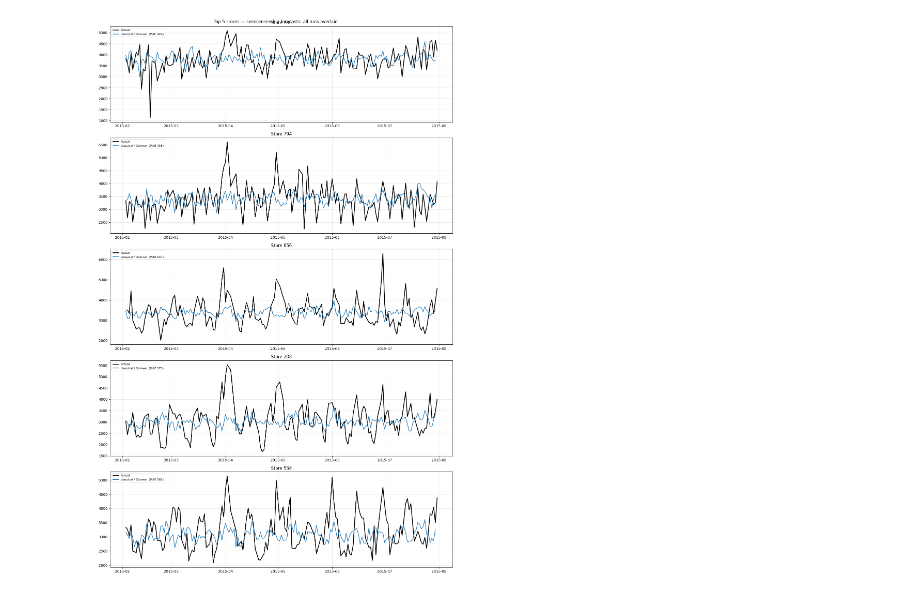
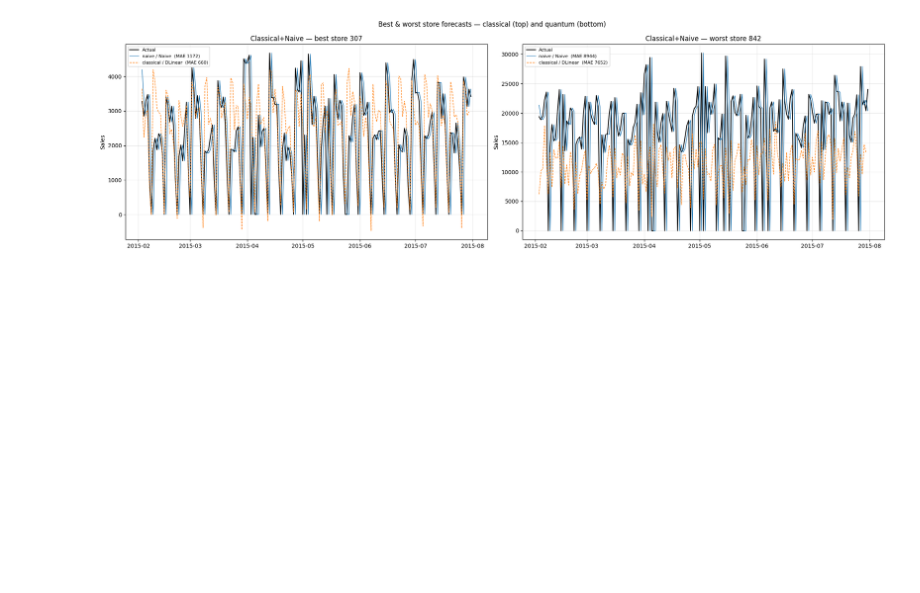
Before and after one commit to silasschroeder/QTSF, a Jupyter notebook: rossmann-store-sales/rossmann-solution-silas/model-training-b.ipynb, the cells around one changed output. Saved outputs shown, nothing was run; the diff lists cells and outputs as text; code cells hidden in the pictures; blank space fills up the shorter version.

Commit message:
visualization update + adding missing dates

```diff
--- a/rossmann-store-sales/rossmann-solution-silas/model-training-b.ipynb
+++ b/rossmann-store-sales/rossmann-solution-silas/model-training-b.ipynb
@@ -453,49 +522,83 @@ plt.show()
 # %%
-# ── Top 5 stores: all runs overlaid on the same subplot ──────────────────────
-# Find the 5 stores with lowest average error across ALL runs combined.
-all_store_errors = []
-for run_label, avg_fc in all_avg_forecasts.items():
-    model_cols = [c for c in avg_fc.columns if c not in ["Store", "Date"]]
-    comp = test_df[["Store", "Date", "Sales"]].merge(avg_fc, on=["Store", "Date"], how="inner")
-    comp["_err"] = sum((comp["Sales"] - comp[m]).abs() for m in model_cols) / len(model_cols)
-    all_store_errors.append(comp[["Store", "_err"]])
+# ── Helper: compute per-store mean MAE across all models in a set of run_labels ──
+def store_mae_for_labels(run_labels_subset):
+    """Returns a Series indexed by Store with the mean MAE across all models and runs."""
+    per_store = []
+    for rl in run_labels_subset:
+        avg_fc = all_avg_forecasts[rl]
+        model_cols = [c for c in avg_fc.columns if c not in ["Store", "Date"]]
+        comp = test_df[["Store", "Date", "Sales"]].merge(avg_fc, on=["Store", "Date"], how="inner")
+        for m in model_cols:
+            store_err = comp.groupby("Store").apply(
+                lambda g: (g["Sales"] - g[m]).abs().mean(), include_groups=False
+            )
+            per_store.append(store_err)
+    return pd.concat(per_store, axis=1).mean(axis=1)
 
-combined_errors = pd.concat(all_store_errors).groupby("Store")["_err"].mean()
-top_5 = combined_errors.sort_values().head(5).index.tolist()
-print(f"\nTop 5 stores (lowest avg error across all runs): {top_5}")
 
-# One subplot per store; all runs × models overlaid with distinct line styles
-linestyles = ["-", "--", "-.", ":"]
-colors = plt.cm.tab10.colors
-
-fig, axes = plt.subplots(5, 1, figsize=(14, 22), sharex=False)
-fig.suptitle("Top 5 stores — seed-ensemble forecasts: all runs overlaid", fontsize=12)
-
-for i, store_id in enumerate(top_5):
-    ax = axes[i]
-    # Actual sales (from any run's comparison — they all have the same test_df)
+# ── Helper: plot one store's actual vs. all models for a given set of run_labels ──
+def plot_store(ax, store_id, run_labels_subset, title):
     store_actual = test_df[test_df["Store"] == store_id].sort_values("Date")
     ax.plot(store_actual["Date"], store_actual["Sales"],
-            label="Actual", color="black", linewidth=2)
-
-    for r_idx, (run_label, avg_fc) in enumerate(all_avg_forecasts.items()):
+            label="Actual", color="black", linewidth=1.5)
+    colors = plt.cm.tab10.colors
+    linestyles = ["-", "--", "-.", ":"]
+    color_idx = 0
+    for r_idx, rl in enumerate(run_labels_subset):
+        avg_fc = all_avg_forecasts[rl]
         model_cols = [c for c in avg_fc.columns if c not in ["Store", "Date"]]
         store_fc = avg_fc[avg_fc["Store"] == store_id].sort_values("Date")
         if store_fc.empty:
             continue
         ls = linestyles[r_idx % len(linestyles)]
-        for m_idx, model in enumerate(model_cols):
-            color = colors[(r_idx * len(model_cols) + m_idx) % len(colors)]
+        for model in model_cols:
             store_mae = (store_actual.set_index("Date")["Sales"]
                          .reindex(store_fc["Date"].values) - store_fc[model].values
                          ).abs().mean()
             ax.plot(store_fc["Date"], store_fc[model],
-                    label=f"{run_label} / {model}  (MAE {store_mae:.0f})",
-                    linestyle=ls, color=color, linewidth=1.5)
-
-    ax.set_title(f"Store {store_id}")
+                    label=f"{rl} / {model}  (MAE {store_mae:.0f})",
+                    color=colors[color_idx % len(colors)], linestyle=ls, linewidth=1)
+            color_idx += 1
+    ax.set_title(title)
     ax.legend(fontsize=8, loc="upper left")
     ax.grid(True, alpha=0.3)
+    ax.set_ylabel("Sales")
+
+
+# ── Identify run label groups ─────────────────────────────────────────────────
+classical_labels = [rl for rl in all_avg_forecasts if rl in ("naive", "classical")]
+quantum_labels   = [rl for rl in all_avg_forecasts if rl not in ("naive", "classical")]
+
+# ── Find best / worst store per group ────────────────────────────────────────
+classical_store_mae = store_mae_for_labels(classical_labels)
+best_classical  = classical_store_mae.idxmin()
+worst_classical = classical_store_mae.idxmax()
+print(f"Classical — best store: {best_classical} (MAE {classical_store_mae[best_classical]:.1f}), "
+      f"worst store: {worst_classical} (MAE {classical_store_mae[worst_classical]:.1f})")
+
+if quantum_labels:
+    quantum_store_mae = store_mae_for_labels(quantum_labels)
+    best_quantum  = quantum_store_mae.idxmin()
+    worst_quantum = quantum_store_mae.idxmax()
+    print(f"Quantum   — best store: {best_quantum} (MAE {quantum_store_mae[best_quantum]:.1f}), "
+          f"worst store: {worst_quantum} (MAE {quantum_store_mae[worst_quantum]:.1f})")
+
+# ── Build figure ──────────────────────────────────────────────────────────────
+n_cols = 2
+n_rows = 2 if quantum_labels else 1
+fig, axes = plt.subplots(n_rows, n_cols, figsize=(20, 6 * n_rows), squeeze=False)
+fig.suptitle("Best & worst store forecasts — classical (top) and quantum (bottom)", fontsize=12)
+
+plot_store(axes[0][0], best_classical,  classical_labels,
+           f"Classical+Naive — best store {best_classical}")
+plot_store(axes[0][1], worst_classical, classical_labels,
+           f"Classical+Naive — worst store {worst_classical}")
+
+if quantum_labels:
+    plot_store(axes[1][0], best_quantum,  quantum_labels,
+               f"Quantum — best store {best_quantum}")
+    plot_store(axes[1][1], worst_quantum, quantum_labels,
+               f"Quantum — worst store {worst_quantum}")
 
 plt.tight_layout()
 plt.show()
@@ -504 +607 @@ Top 5 stores (lowest avg error across all runs): [789, 794, 656, 208, 558]
-[figure, old version]
+[figure, new version]
```
Also changed, not shown: parts of 9 cells of this notebook, 1 other file.
